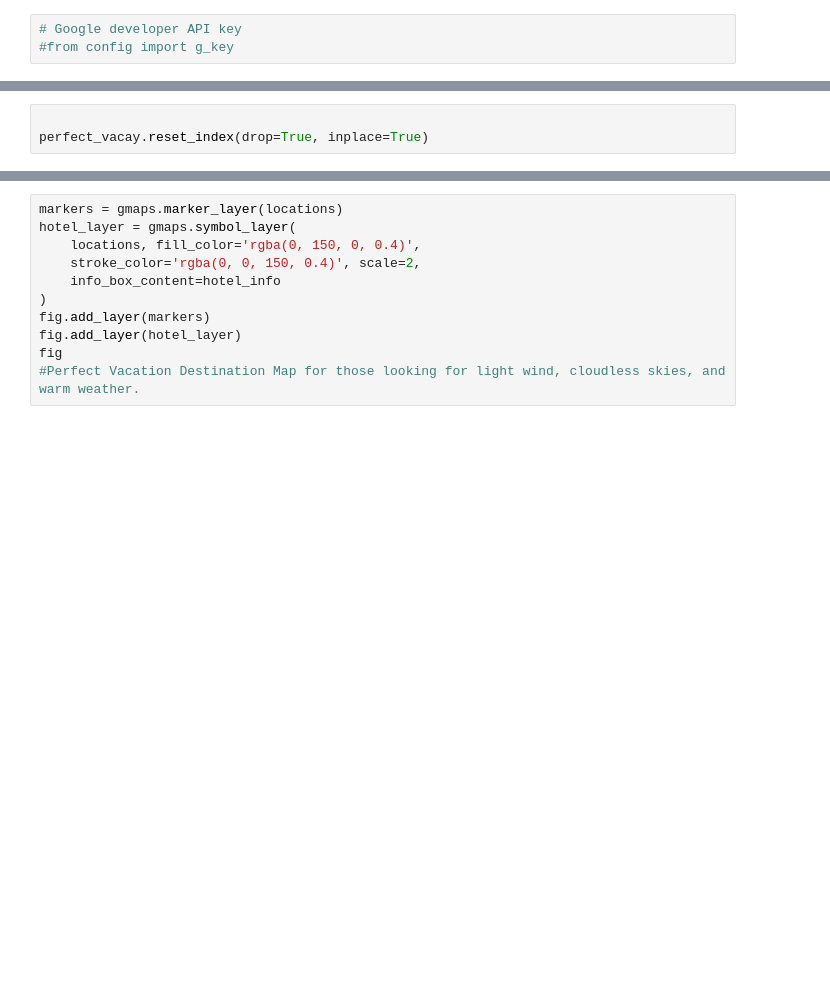
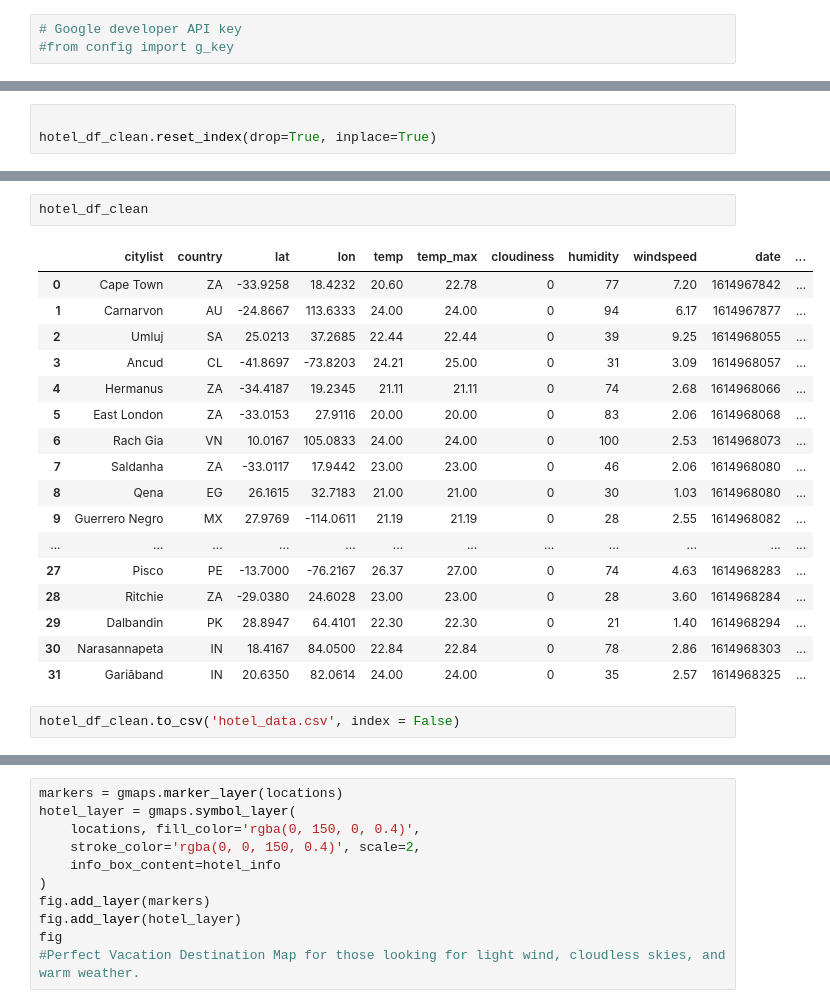
Before and after one commit to rhinoback/apis_weather_vacation_challenge, a Jupyter notebook: vacation_py_redo_nb.ipynb, the cells around one changed output, grey strips where cells are left out. Cells and saved outputs as stored; diff of their text form; blank space fills up the shorter version.

```diff
--- a/vacation_py_redo_nb.ipynb
+++ b/vacation_py_redo_nb.ipynb
@@ -473,3 +447,3 @@ perfect_vacay.head()
 # %%
 
-perfect_vacay.reset_index(drop=True, inplace=True)
+hotel_df_clean.reset_index(drop=True, inplace=True)
@@ -490,0 +450,22 @@ perfect_vacay
+# %%
+hotel_df_clean
+# %% [output]
+|  | citylist | country | lat | lon | temp | temp_max | cloudiness | humidity | windspeed | date | ... |
+| 0 | Cape Town | ZA | -33.9258 | 18.4232 | 20.60 | 22.78 | 0 | 77 | 7.20 | 1614967842 | ... |
+| 1 | Carnarvon | AU | -24.8667 | 113.6333 | 24.00 | 24.00 | 0 | 94 | 6.17 | 1614967877 | ... |
+| 2 | Umluj | SA | 25.0213 | 37.2685 | 22.44 | 22.44 | 0 | 39 | 9.25 | 1614968055 | ... |
+| 3 | Ancud | CL | -41.8697 | -73.8203 | 24.21 | 25.00 | 0 | 31 | 3.09 | 1614968057 | ... |
+| 4 | Hermanus | ZA | -34.4187 | 19.2345 | 21.11 | 21.11 | 0 | 74 | 2.68 | 1614968066 | ... |
+| 5 | East London | ZA | -33.0153 | 27.9116 | 20.00 | 20.00 | 0 | 83 | 2.06 | 1614968068 | ... |
+| 6 | Rach Gia | VN | 10.0167 | 105.0833 | 24.00 | 24.00 | 0 | 100 | 2.53 | 1614968073 | ... |
+| 7 | Saldanha | ZA | -33.0117 | 17.9442 | 23.00 | 23.00 | 0 | 46 | 2.06 | 1614968080 | ... |
+| 8 | Qena | EG | 26.1615 | 32.7183 | 21.00 | 21.00 | 0 | 30 | 1.03 | 1614968080 | ... |
+| 9 | Guerrero Negro | MX | 27.9769 | -114.0611 | 21.19 | 21.19 | 0 | 28 | 2.55 | 1614968082 | ... |
+| ... | ... | ... | ... | ... | ... | ... | ... | ... | ... | ... | ... |
+| 27 | Pisco | PE | -13.7000 | -76.2167 | 26.37 | 27.00 | 0 | 74 | 4.63 | 1614968283 | ... |
+| 28 | Ritchie | ZA | -29.0380 | 24.6028 | 23.00 | 23.00 | 0 | 28 | 3.60 | 1614968284 | ... |
+| 29 | Dalbandin | PK | 28.8947 | 64.4101 | 22.30 | 22.30 | 0 | 21 | 1.40 | 1614968294 | ... |
+| 30 | Narasannapeta | IN | 18.4167 | 84.0500 | 22.84 | 22.84 | 0 | 78 | 2.86 | 1614968303 | ... |
+| 31 | Gariāband | IN | 20.6350 | 82.0614 | 24.00 | 24.00 | 0 | 35 | 2.57 | 1614968325 | ... |
+# %%
+hotel_df_clean.to_csv('hotel_data.csv', index = False)
```
Also changed, not shown: parts of 22 cells of this notebook.
